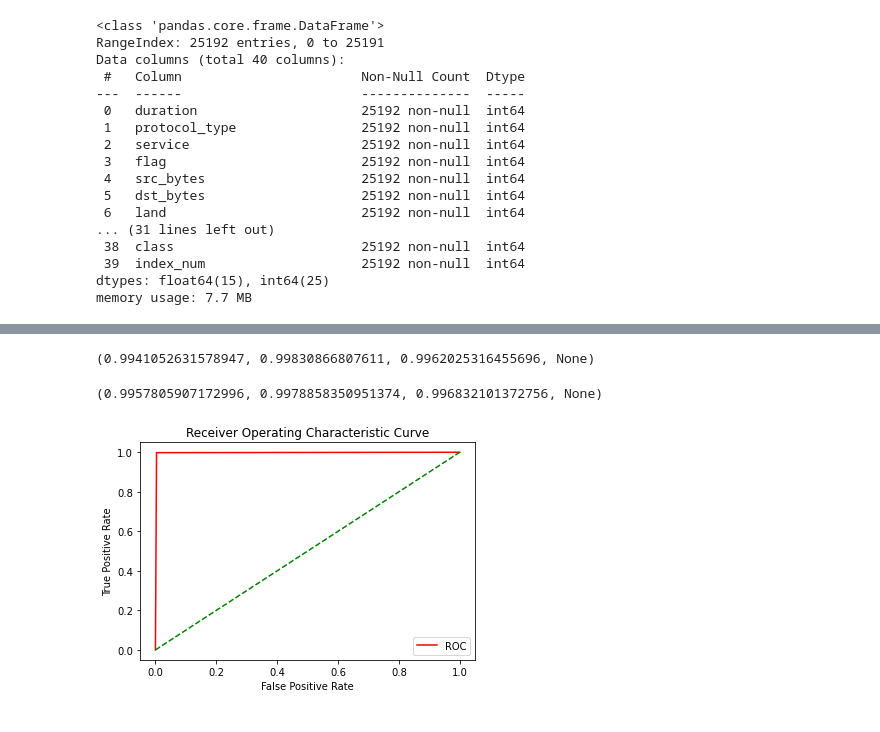
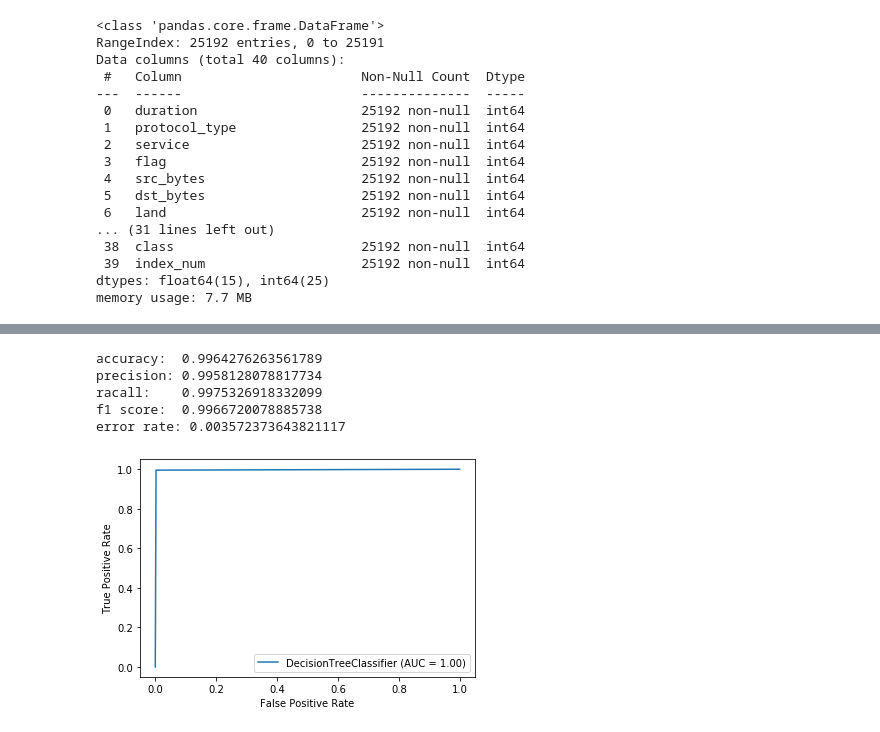
Before and after one commit to lani009/IDS-DataMining, a Jupyter notebook: experiment/decision tree classifier/DecisionTree.ipynb, the cells around one changed output, grey strips where cells are left out. Cells and saved outputs as stored; diff of their text form; code cells hidden in the pictures.

```diff
--- a/experiment/decision tree classifier/DecisionTree.ipynb
+++ b/experiment/decision tree classifier/DecisionTree.ipynb
@@ -100,30 +136,31 @@ clf2_y_pred = clf2.predict(X_test)
+# %%
+from sklearn.metrics import confusion_matrix
+
+clf_y_pred = clf_vector[12].predict(X_test)
+
+conf_mat = confusion_matrix(y_test, clf_y_pred)
+accuracy = (conf_mat[0][0]+conf_mat[1][1])/conf_mat.sum()
+precision = conf_mat[0][0]/(conf_mat[0][0]+conf_mat[1][0])
+recall = conf_mat[0][0]/(conf_mat[0][0]+conf_mat[0][1])
+f1 = 2*(precision*recall)/(precision+recall)
+error_rate = (conf_mat[0][1]+conf_mat[1][0])/conf_mat.sum()
+
+
+
+print(f'accuracy:  {accuracy}')
+print(f'precision: {precision}')
+print(f'racall:    {recall}')
+print(f'f1 score:  {f1}')
+print(f'error rate: {error_rate}')
+# %% [output]
+accuracy:  0.9964276263561789
+precision: 0.9958128078817734
+racall:    0.9975326918332099
+f1 score:  0.9966720078885738
+error rate: 0.003572373643821117
 # %%
-from sklearn.metrics import precision_recall_fscore_support
+from sklearn.metrics import plot_roc_curve
 
-precision_recall_fscore_support(y_test, clf1_y_pred, average="binary")
+roc_curve = plot_roc_curve(clf_vector[13], X_test, y_test)
 # %% [output]
-(0.9941052631578947, 0.99830866807611, 0.9962025316455696, None)
+[figure, added]
-# %%
-precision_recall_fscore_support(y_test, clf2_y_pred, average="binary")
-# %% [output]
-(0.9957805907172996, 0.9978858350951374, 0.996832101372756, None)
-# %%
-from sklearn.metrics import roc_curve
-import matplotlib.pyplot as plt
-
-def plot_roc_curve(fper, tper):
-    plt.plot(fper, tper, color='red', label='ROC')
-    plt.plot([0, 1], [0, 1], color='green', linestyle='--')
-    plt.xlabel('False Positive Rate')
-    plt.ylabel('True Positive Rate')
-    plt.title('Receiver Operating Characteristic Curve')
-    plt.legend()
-    plt.show()
-
-
-prob = clf2.predict_proba(X_test)
-prob = prob[:, 1]
-fper, tper, thresholds = roc_curve(y_test, prob)
-plot_roc_curve(fper, tper)
-# %% [output]
-[figure, removed]
```
Also changed, not shown: parts of 10 cells of this notebook, 13 other files.
